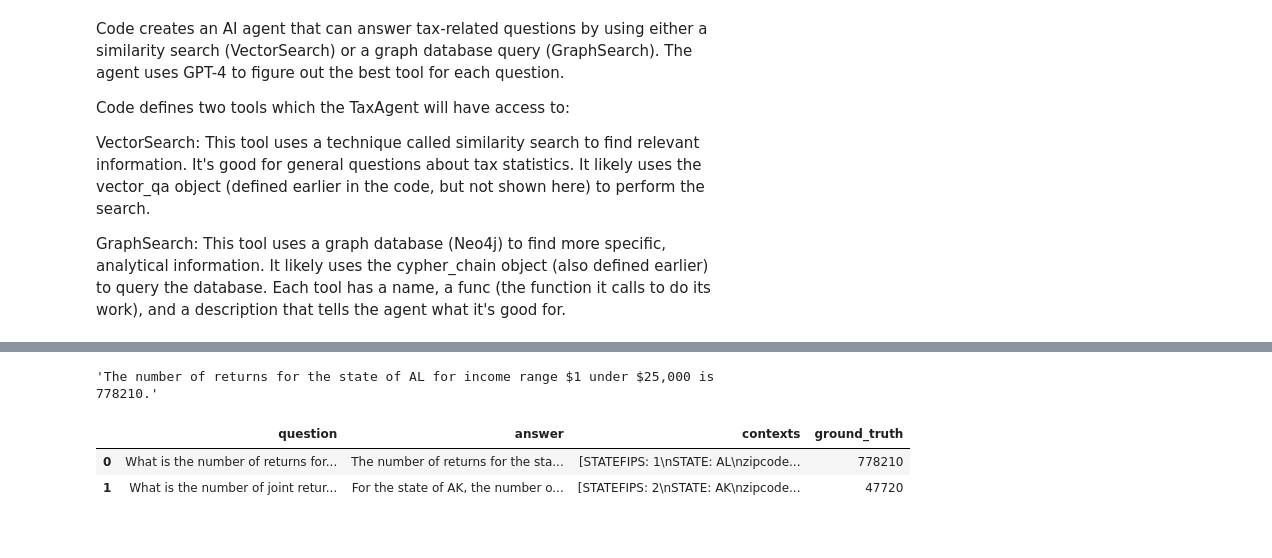
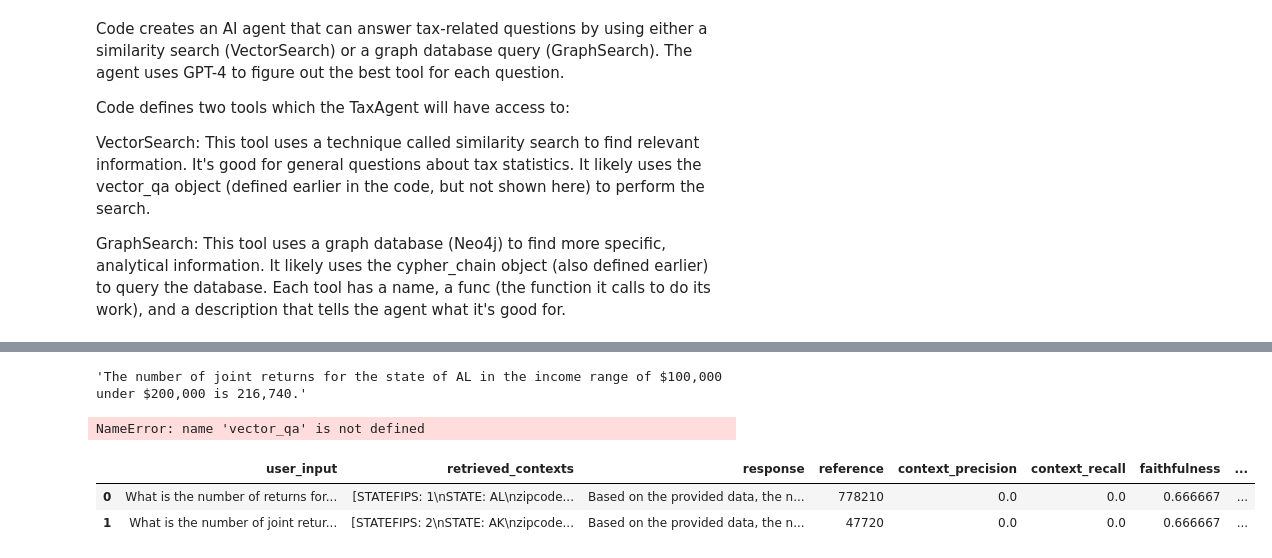
Before and after one commit to aswinaus/graphrag, a Jupyter notebook: Graph_RAG_GraphDB.ipynb, the cells around one changed output, grey strips where cells are left out. Saved outputs shown, nothing was run; the diff lists cells and outputs as text; code cells hidden in the pictures.

```diff
--- a/Graph_RAG_GraphDB.ipynb
+++ b/Graph_RAG_GraphDB.ipynb
@@ -587,17 +584,18 @@ from operator import itemgetter
 from langchain.prompts import ChatPromptTemplate
 from langchain_openai import ChatOpenAI
 from langchain_core.runnables import RunnablePassthrough
+from langchain_core.runnables import RunnableSequence
+from langchain_core.runnables.utils import Input, Output
 from langchain_core.output_parsers import StrOutputParser
 # RAG
-template = """You are an AI language model Tax assistant.Answer the following question based on this context:
+template = """You are an AI Tax assistant.Answer the following question based on this context:
 {context}
 Question: {question}
 """
 prompt = ChatPromptTemplate.from_template(template)
 llm = ChatOpenAI(temperature=0, openai_api_key=os.environ["OPENAI_API_KEY"])
-final_rag_chain = (
+final_rag_chain = RunnableSequence(
     #{"context": retriever | format_docs, "question": RunnablePassthrough()}
-
     RunnablePassthrough.assign(
         context=lambda x: format_docs(vectordb.similarity_search(x["question"], k=10)),
     )
@@ -606,11 +604,11 @@ final_rag_chain = (
     | StrOutputParser()
 )
 # %%
-question="What is the number of returns for the state of AL for income range $1 under $25,000?"
+question="What is the number of joint returns for the state of AL for income range $100,000 under $200,000?"
 # %%
 final_rag_chain.invoke({"question":question})
 # %% [output]
-'The number of returns for the state of AL for income range $1 under $25,000 is 778210.'
+'The number of joint returns for the state of AL in the income range of $100,000 under $200,000 is 216,740.'
 # %%
 questions = [
     "What is the number of returns for the state of AL for income range $1 under $25,000?",
@@ -645,6 +643,4 @@ dataset = Dataset.from_dict(data)
 
 dataset.to_pandas()
 # %% [output]
-|  | question | answer | contexts | ground_truth |
-| 0 | What is the number of returns for... | The number of returns for the sta... | [STATEFIPS: 1\nSTATE: AL\nzipcode... | 778210 |
-| 1 | What is the number of joint retur... | For the state of AK, the number o... | [STATEFIPS: 2\nSTATE: AK\nzipcode... | 47720 |
+NameError: name 'vector_qa' is not defined
@@ -650,0 +650,25 @@ dataset.to_pandas()
+# %%
+from ragas import evaluate
+from ragas.metrics import (
+    faithfulness,
+    answer_relevancy,
+    context_recall,
+    context_precision,
+)
+
+result = evaluate(
+    dataset=dataset,
+    metrics=[
+        context_precision,
+        context_recall,
+        faithfulness,
+        answer_relevancy,
+    ],
+)
+
+df = result.to_pandas()
+df
+# %% [output]
+|  | user_input | retrieved_contexts | response | reference | context_precision | context_recall | faithfulness | ... |
+| 0 | What is the number of returns for... | [STATEFIPS: 1\nSTATE: AL\nzipcode... | Based on the provided data, the n... | 778210 | 0.0 | 0.0 | 0.666667 | ... |
+| 1 | What is the number of joint retur... | [STATEFIPS: 2\nSTATE: AK\nzipcode... | Based on the provided data, the n... | 47720 | 0.0 | 0.0 | 0.666667 | ... |
```
Also changed, not shown: parts of 9 cells of this notebook.
